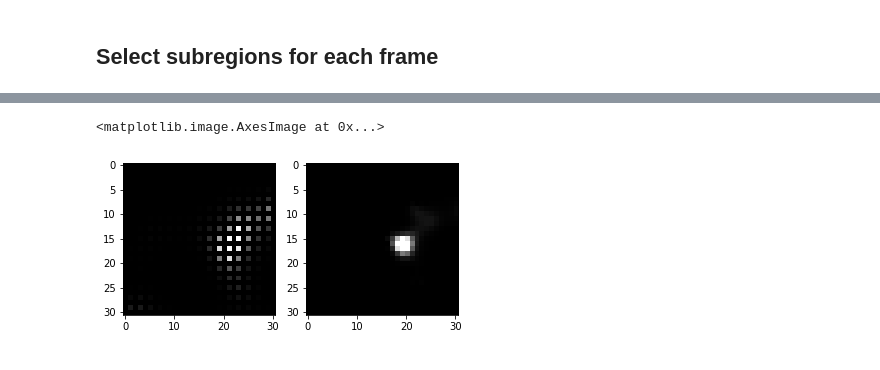
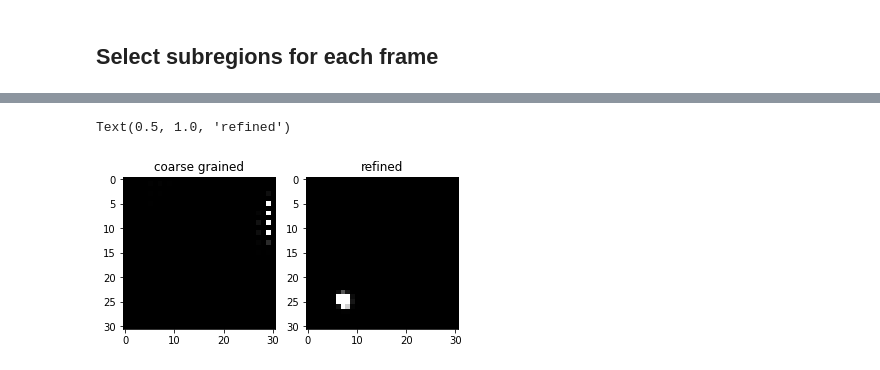
Before and after one commit to Varato/emc2d, a Jupyter notebook: lab/EMCSparseStrategy.ipynb, the cells around one changed output, grey strips where cells are left out. Drawn from its saved outputs; the diff is of its cells as text; code cells hidden in the pictures.

```diff
--- a/lab/EMCSparseStrategy.ipynb
+++ b/lab/EMCSparseStrategy.ipynb
@@ -93,0 +87,3 @@ plt.imshow(pmat[1], vmin=0, vmax=0.01, cmap='gray')
+# %%
+pmat0 = emc.folded_membership_probability
+bmap0 = emc.binary_location_map(threshold=1e-3)
@@ -112,8 +99,0 @@ frame_drifts_in_use = select_frame_subregions(
-# %%
-idx = 1
-bmap = np.zeros(shape=(n_drifts))
-bmap[frame_drifts_in_use[idx]] = 1
-
-_, (ax1, ax2) = plt.subplots(ncols=2)
-ax1.imshow(pmat[idx], vmin=0, vmax=0.01, cmap='gray')
-ax2.imshow(bmap.reshape((2*drift_radius[0] + 1), -1), cmap="gray");
@@ -127,0 +144,5 @@ emc.membership_probability.shape
+# %%
+bmap1 = broaden_searching_regions(bmap0, r=3)
+bmap2 = impose_continuity(bmap1, broaden_r=3)
+
+frame_drifts_in_use = bmap_to_frame_drift_indices(bmap2)
@@ -149,10 +196,12 @@ mse = 34.624
 # %%
 pmat2 = emc.folded_membership_probability
 # %%
-k = 495
+k = 342
 _, (ax1, ax2) = plt.subplots(ncols=2)
-ax1.imshow( pmat[k],  cmap='gray', vmin=0, vmax=0.05)
-ax2.imshow(pmat2[k], cmap='gray', vmin=0, vmax=0.05)
+ax1.imshow(pmat0[k], cmap='gray', vmin=0, vmax=0.01)
+ax2.imshow(pmat2[k], cmap='gray', vmin=0, vmax=0.01)
+ax1.set_title("coarse grained")
+ax2.set_title("refined")
 # %% [output]
-<matplotlib.image.AxesImage at 0x...>
+Text(0.5, 1.0, 'refined')
-[figure, old version]
+[figure, new version]
```
Also changed, not shown: parts of 27 cells of this notebook, 2 other files.
